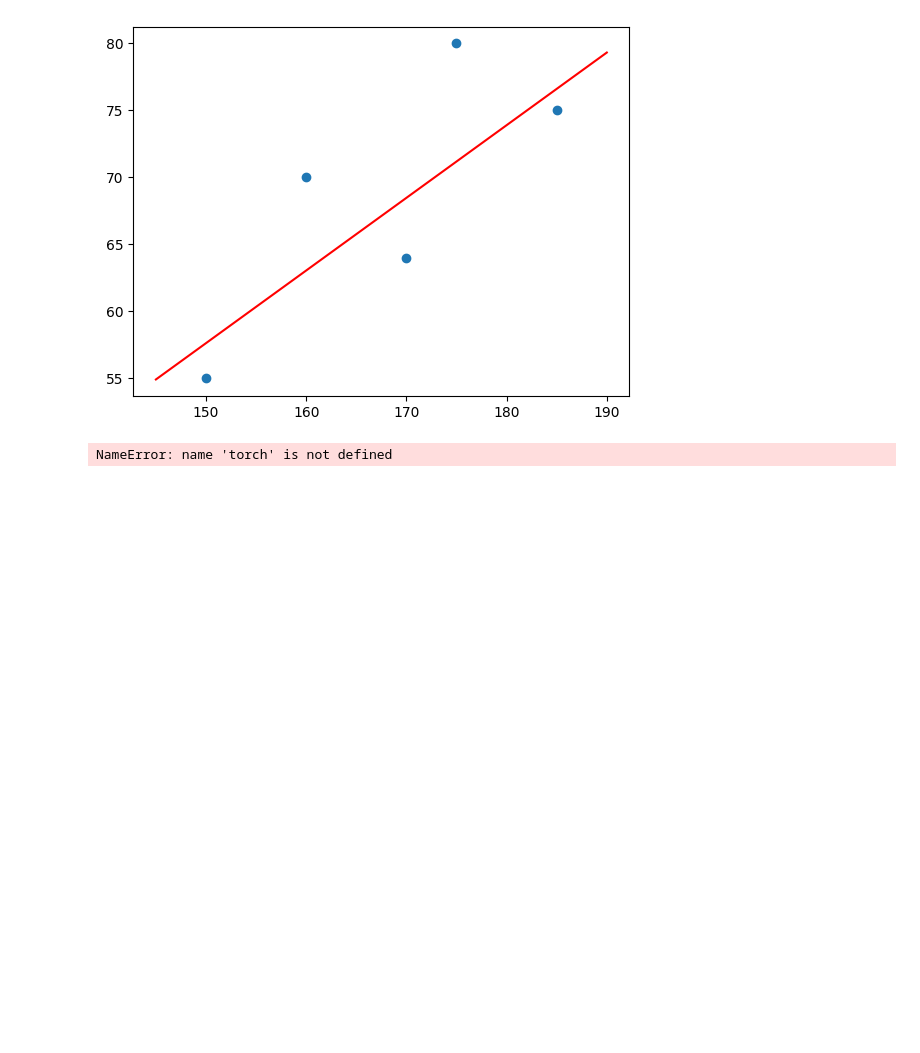
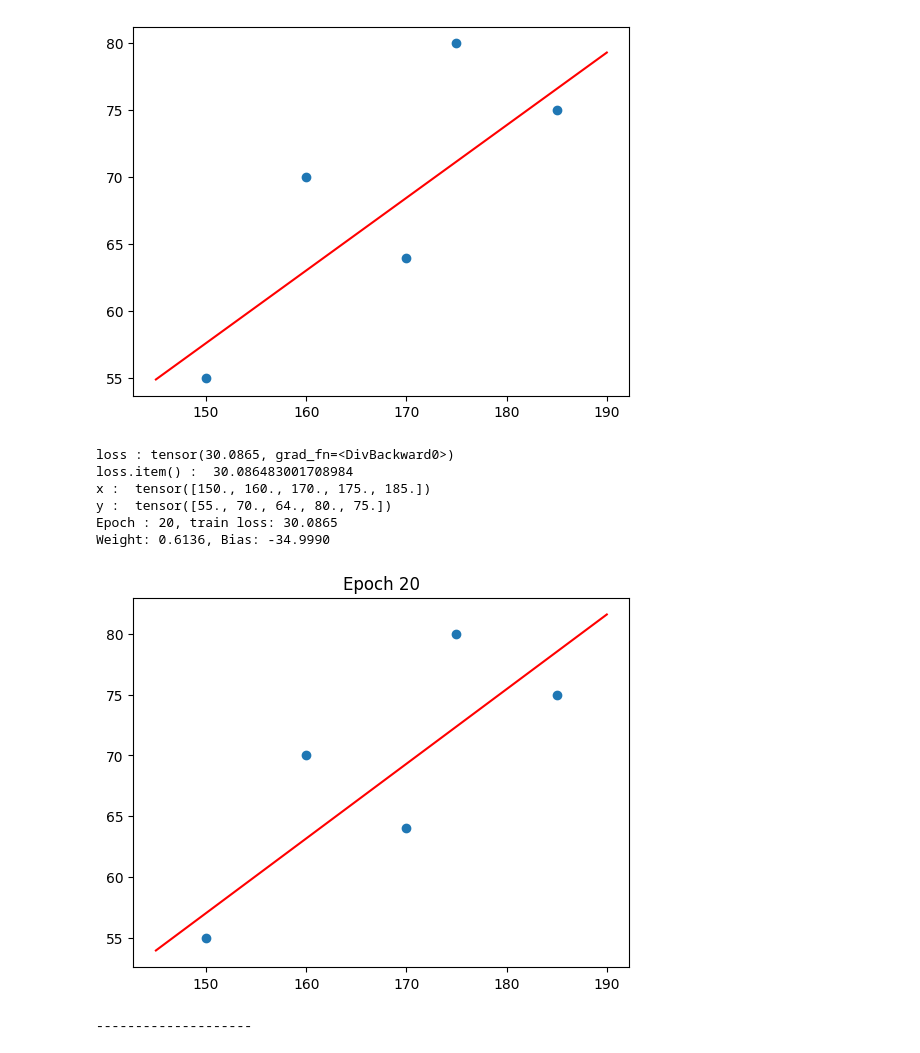
Before and after one commit to binghin2/Pytorch_basic, a Jupyter notebook: ANN_1223.ipynb, the cells around one changed output. Drawn from its saved outputs; the diff is of its cells as text; code cells hidden in the pictures; blank space fills up the shorter version.

```diff
--- a/ANN_1223.ipynb
+++ b/ANN_1223.ipynb
@@ -119,8 +119,57 @@ plt.plot(x_plot,y_plot,'r') # 여기서 r은 red 색깔로 그리라는 뜻임
 [<matplotlib.lines.Line2D at 0x...>]
 [figure]
 # %%
+# 경사하강법으로 Linear regression 구현하기
+import torch
 a = torch.tensor([0.45], requires_grad=True) # requires_grad=True 로 설정해야 미분가능
 b = torch.tensor([-35.], requires_grad=True)
-print('hello')
+
+
+LR = 3e-6 # 3e-6은 0.000003 임 학습률 설정
+EPOCH = 20
+
+loss_history = []
+
+for ep in range(EPOCH):
+    #inference 단계 모델에 통과시켜 예측값 계산 == prediction
+    y_hat = a * x + b # y_hat 는 예측값
+    # loss 계산
+    loss = 0
+    for n in range(N):
+        loss += (y[n] - y_hat[n])**2 # 실제값 - 예측값 의 제곱을 더해주고 누적
+    loss = loss / N # MSE
+    #update 단계 gradient descent는 기울기를 구해서 그 반대로 이동함
+    loss.backward() # a.grad , b.grad 계산됨 계산을 하는 이유는 기울기의 방향을 알기 위해서임 그 반대로 이동해야함
+    with torch.no_grad(): # 이 블록 안에서는 기울기 계산 안함
+        a -= LR * a.grad # a 업데이트
+        b -= LR * b.grad # b 업데이트
+        # 이부분이 경사하강법임 기울기 방향으로 LR만큼 이동 하고 업데이트
+    a.grad = torch.tensor([0.]) # 기울기 초기화
+    b.grad = torch.tensor([0.])
+
+    loss_history += [loss.item()] # loss 값을 리스트에 저장
+print("loss :",loss)
+print("loss.item() : ",loss.item())
+print("x : ",x)
+print("y : ",y)
+print(f"Epoch : {ep+1}, train loss: {loss.item():.4f}")
+print(f"Weight: {a.item():.4f}, Bias: {b.item():.4f}")
+
+x_plot = torch.linspace(145,190,100)
+y_plot = a.detach() * x_plot + b.detach()
+plt.figure()
+plt.plot(x,y,'o')
+plt.plot(x_plot,y_plot,'r')
+plt.title(f"Epoch {ep+1}")
+plt.show()
+
+print("-"*20)
 # %% [output]
-NameError: name 'torch' is not defined
+loss : tensor(30.0865, grad_fn=<DivBackward0>)
+loss.item() :  30.086483001708984
+x :  tensor([150., 160., 170., 175., 185.])
+y :  tensor([55., 70., 64., 80., 75.])
+Epoch : 20, train loss: 30.0865
+Weight: 0.6136, Bias: -34.9990
+[figure, added]
+--------------------
```
Also changed, not shown: parts of 1 cell of this notebook, 1 other file.
